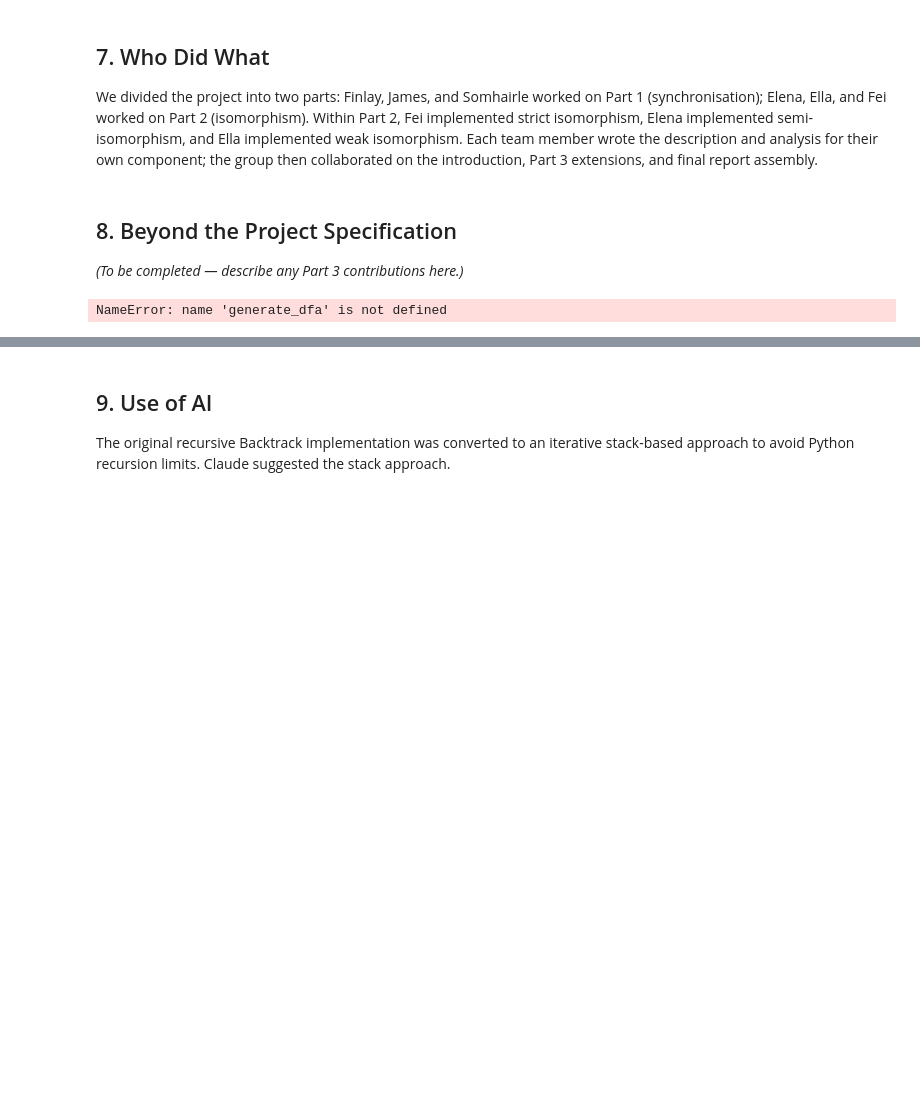
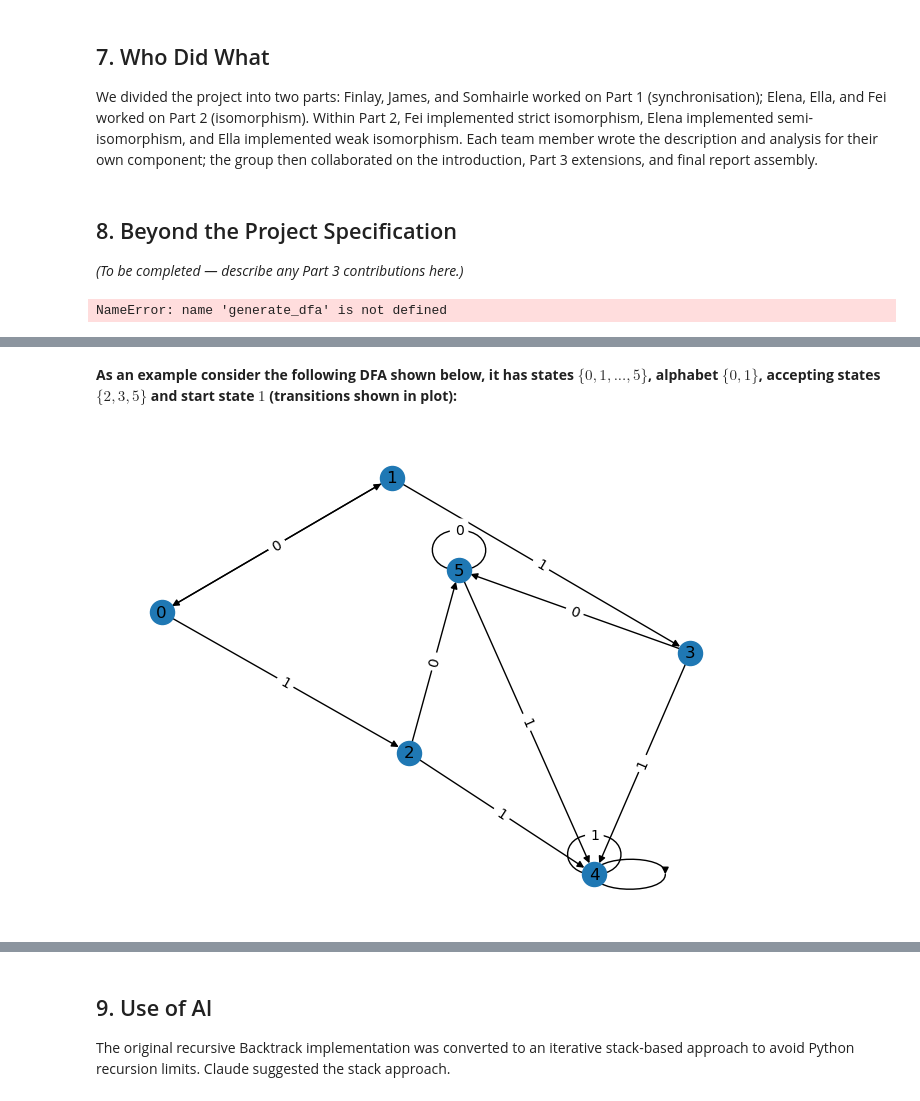
Before and after one commit to emdb1/MT3510group18, a Jupyter notebook: Report_merged.ipynb, the cells around one changed output, grey strips where cells are left out. Saved outputs shown, nothing was run; the diff lists cells and outputs as text; code cells hidden in the pictures; blank space fills up the shorter version.

```diff
--- a/Report_merged.ipynb
+++ b/Report_merged.ipynb
@@ -794,0 +832,25 @@ NameError: name 'generate_dfa' is not defined
+# %% [markdown]
+**As an example consider the following DFA shown below, it has states $\{0,1,...,5\}$, alphabet $\{0,1\}$, accepting states $\{2,3,5\}$ and start state $1$ (transitions shown in plot):**
+# %%
+# function to draw DFA.
+
+import matplotlib.pyplot as plt
+import networkx as nx
+
+def draw_DFA(A):
+    Q, sigma, tau, qs, F = A
+    G = nx.MultiDiGraph()
+
+    for (fromm, alpha), to in tau.items():
+        G.add_edge(fromm, to, label = alpha)
+
+    pos = nx.spring_layout(G)
+    plt.figure()
+    nx.draw(G, pos, with_labels = True)
+    edge_labels = {(u, v): d['label'] for u, v, d in G.edges(data = True)}
+    nx.draw_networkx_edge_labels(G, pos, edge_labels = edge_labels)
+    plt.show()
+A=({0,1,2,3,4,5},{0,1},{(0,0):1,(0,1):2,(1,0):0,(1,1):3,(2,0):5,(2,1):4,(3,0):5,(3,1):4,(4,0):4,(4,1):4,(5,0):5,(5,1):4},1,{2,3,5})
+draw_DFA(A)
+# %% [output]
+[figure, added]
```
Also changed, not shown: parts of 4 cells of this notebook.
